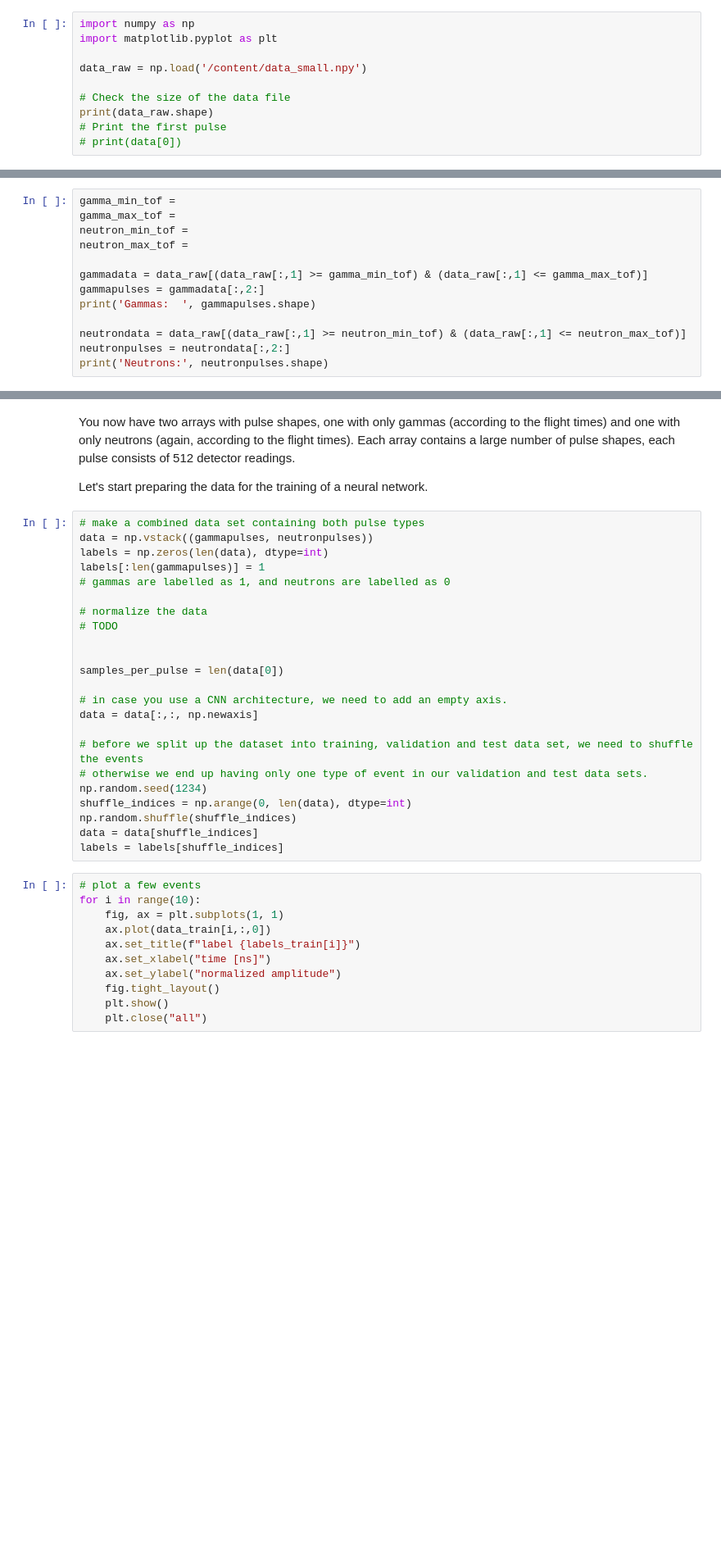
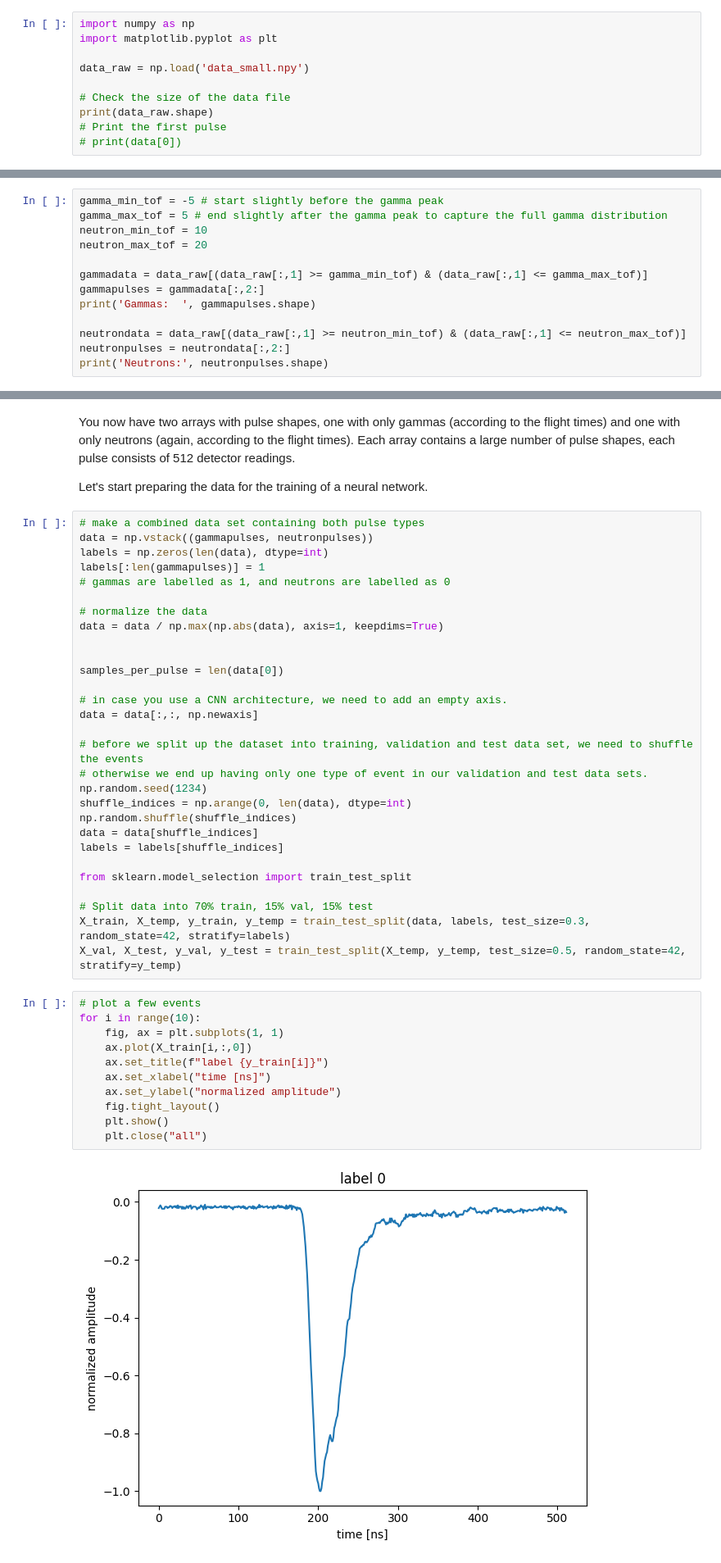
Before and after one commit to adrian-sica/ADL2025_exercises, a Jupyter notebook: Exercise13/Exercise_13_Pulse_Form_Discrimination.ipynb, the cells around one changed output, grey strips where cells are left out. Shown: that part at 82% size. Cells and saved outputs as stored; diff of their text form; blank space fills up the shorter version.

```diff
--- a/Exercise13/Exercise_13_Pulse_Form_Discrimination.ipynb
+++ b/Exercise13/Exercise_13_Pulse_Form_Discrimination.ipynb
@@ -34,7 +35,7 @@ The data consists of a (high) number of lines, each line representing one pulse.
 import numpy as np
 import matplotlib.pyplot as plt
 
-data_raw = np.load('/content/data_small.npy')
+data_raw = np.load('data_small.npy')
 
 # Check the size of the data file
 print(data_raw.shape)
@@ -82,10 +92,10 @@ The flight time spectrum shows a gamma peak at around 0 ns and a neutron peak at
 You can now define flight time ranges within which you will accept gammas and neutrons. Please adjust the numbers below according to your data and your liking.
 During the exercise class, we will discuss how the choice of the limits affects your results.
 # %%
-gamma_min_tof =
-gamma_max_tof =
-neutron_min_tof =
-neutron_max_tof =
+gamma_min_tof = -5 # start slightly before the gamma peak
+gamma_max_tof = 5 # end slightly after the gamma peak to capture the full gamma distribution
+neutron_min_tof = 10
+neutron_max_tof = 20
 
 gammadata = data_raw[(data_raw[:,1] >= gamma_min_tof) & (data_raw[:,1] <= gamma_max_tof)]
 gammapulses = gammadata[:,2:]
@@ -106,7 +119,7 @@ labels[:len(gammapulses)] = 1
 # gammas are labelled as 1, and neutrons are labelled as 0
 
 # normalize the data
-# TODO
+data = data / np.max(np.abs(data), axis=1, keepdims=True)
 
 
 samples_per_pulse = len(data[0])
@@ -121,14 +134,22 @@ shuffle_indices = np.arange(0, len(data), dtype=int)
 np.random.shuffle(shuffle_indices)
 data = data[shuffle_indices]
 labels = labels[shuffle_indices]
+
+from sklearn.model_selection import train_test_split
+
+# Split data into 70% train, 15% val, 15% test
+X_train, X_temp, y_train, y_temp = train_test_split(data, labels, test_size=0.3, random_state=42, stratify=labels)
+X_val, X_test, y_val, y_test = train_test_split(X_temp, y_temp, test_size=0.5, random_state=42, stratify=y_temp)
 # %%
 # plot a few events
 for i in range(10):
     fig, ax = plt.subplots(1, 1)
-    ax.plot(data_train[i,:,0])
-    ax.set_title(f"label {labels_train[i]}")
+    ax.plot(X_train[i,:,0])
+    ax.set_title(f"label {y_train[i]}")
     ax.set_xlabel("time [ns]")
     ax.set_ylabel("normalized amplitude")
     fig.tight_layout()
     plt.show()
     plt.close("all")
+# %% [output]
+[figure, added]
```
Also changed, not shown: parts of 11 cells of this notebook.
